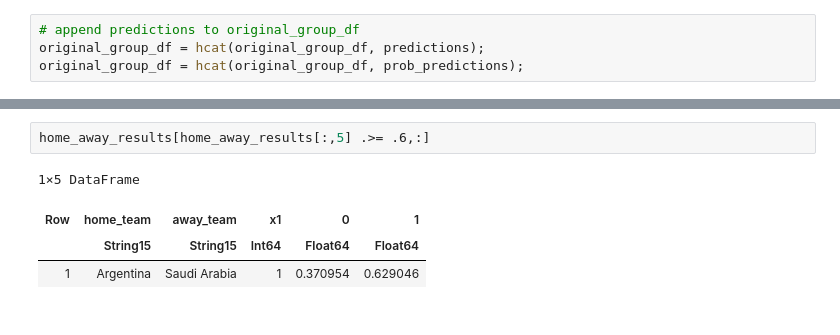
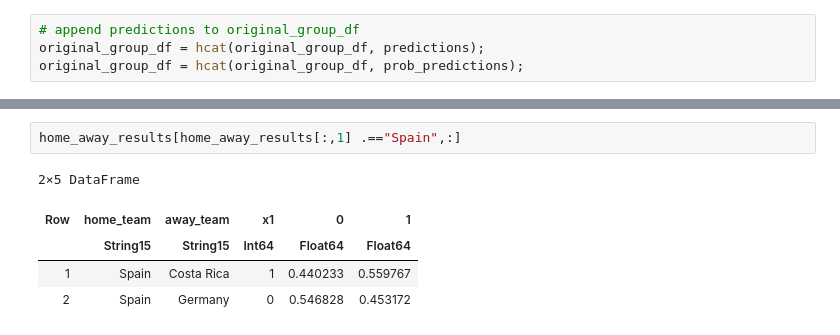
Before and after one commit to shannan-liu1/15095-project, a Jupyter notebook: OCT-modelling-shannan.ipynb, the cells around one changed output, grey strips where cells are left out. Drawn from its saved outputs; the diff is of its cells as text.

```diff
--- a/OCT-modelling-shannan.ipynb
+++ b/OCT-modelling-shannan.ipynb
@@ -162,7 +189,8 @@ home_away_results[home_away_results[:,4] .>= .6,:]
 # %%
-home_away_results[home_away_results[:,5] .>= .6,:]
+home_away_results[home_away_results[:,1] .=="Spain",:]
 # %% [output]
-1×5 DataFrame
+2×5 DataFrame
 | Row | home_team | away_team | x1 | 0 | 1 |
 |  | String15 | String15 | Int64 | Float64 | Float64 |
-| 1 | Argentina | Saudi Arabia | 1 | 0.370954 | 0.629046 |
+| 1 | Spain | Costa Rica | 1 | 0.440233 | 0.559767 |
+| 2 | Spain | Germany | 0 | 0.546828 | 0.453172 |
```
Also changed, not shown: parts of 4 cells of this notebook, 1 other file.
